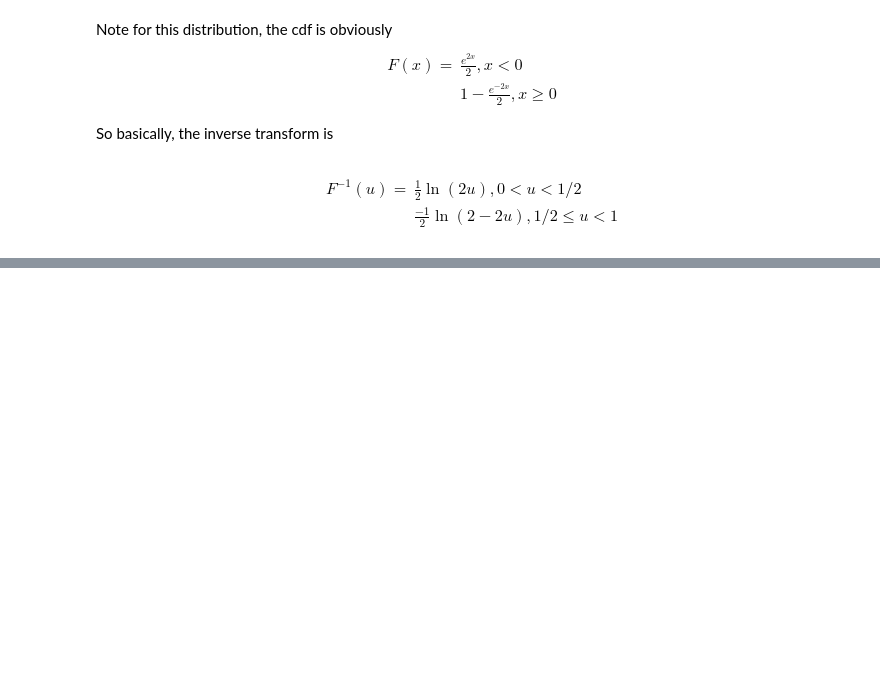
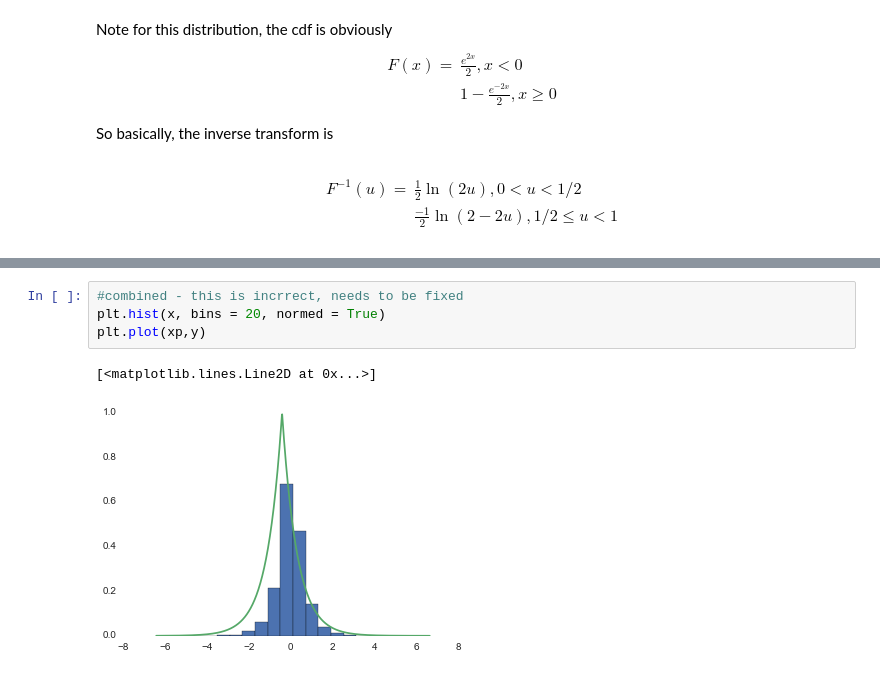
Before and after one commit to nayyarv/BayesInference, a Jupyter notebook: Lab2.ipynb, the cells around one changed output, grey strips where cells are left out. Cells and saved outputs as stored; diff of their text form; blank space fills up the shorter version.

```diff
--- a/Lab2.ipynb
+++ b/Lab2.ipynb
@@ -71,0 +82,7 @@ ValueError: The truth value of an array with more than one element is ambiguous.
+# %%
+#combined - this is incrrect, needs to be fixed
+plt.hist(x, bins = 20, normed = True)
+plt.plot(xp,y)
+# %% [output]
+[<matplotlib.lines.Line2D at 0x...>]
+[figure, added]
```
Also changed, not shown: parts of 4 cells of this notebook, 1 other file.
